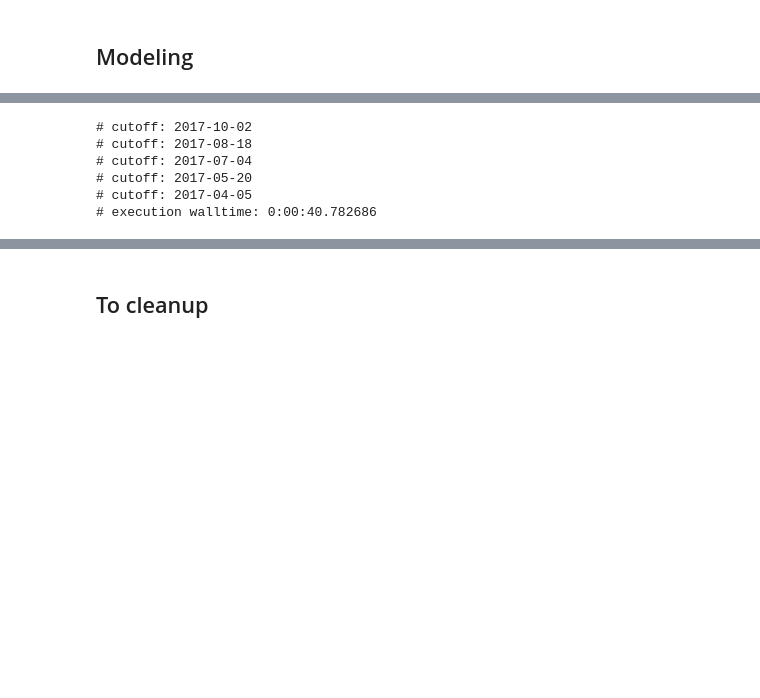
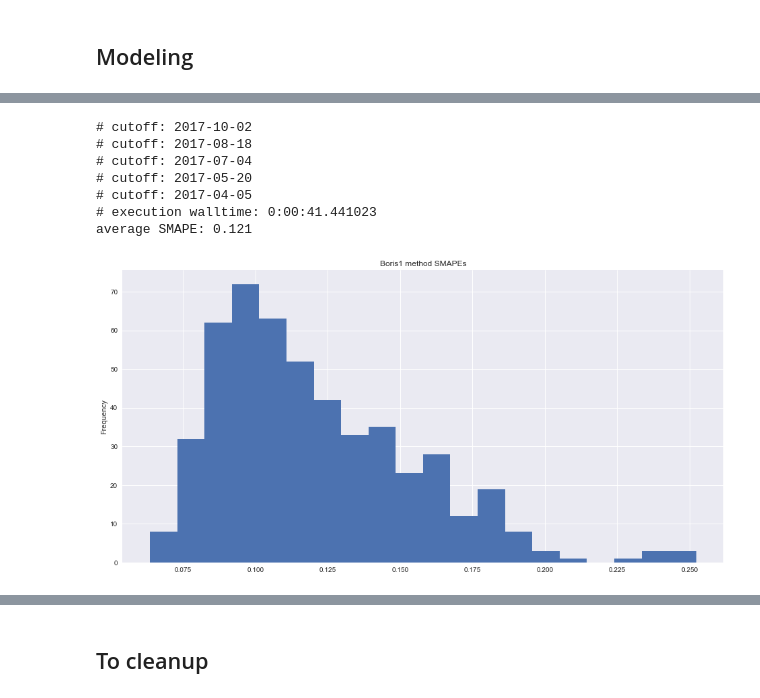
Before and after one commit to mangano/forecasting, a Jupyter notebook: store_item_demand.ipynb, the cells around one changed output, grey strips where cells are left out. Saved outputs shown, nothing was run; the diff lists cells and outputs as text; code cells hidden in the pictures; blank space fills up the shorter version.

```diff
--- a/store_item_demand.ipynb
+++ b/store_item_demand.ipynb
@@ -90,11 +96,2 @@ reload(sid);
 # %%
 store_items_list = [f'{s}_{i}' for s in range(1,11) for i in range(1,51)]
-results = sid.new_shf_loop(splits, store_items_list,
-                           H=90, verbose=True)
-# %% [output]
-# cutoff: 2017-10-02
-# cutoff: 2017-08-18
-# cutoff: 2017-07-04
-# cutoff: 2017-05-20
-# cutoff: 2017-04-05
-# execution walltime: 0:00:40.782686
@@ -102,0 +98,19 @@ df_perf = sid.eval_performance(results)
+# %%
+results = sid.shf_loop(splits, store_items_list, algo='boris1',
+                       H=90, verbose=True)
+
+df_perf_boris1 = sid.eval_performance(results)
+
+mean_smape = df_perf_boris1.query(f'h_days==90')['smape'].mean()
+print(f'average SMAPE: {mean_smape:.3f}')
+ax = df_perf_boris1.query(f'h_days==90')['smape'].plot(kind='hist', bins=20,
+                                                       title='Boris1 method SMAPEs')
+# %% [output]
+# cutoff: 2017-10-02
+# cutoff: 2017-08-18
+# cutoff: 2017-07-04
+# cutoff: 2017-05-20
+# cutoff: 2017-04-05
+# execution walltime: 0:00:41.441023
+average SMAPE: 0.121
+[figure, added]
```
Also changed, not shown: parts of 20 cells of this notebook.
